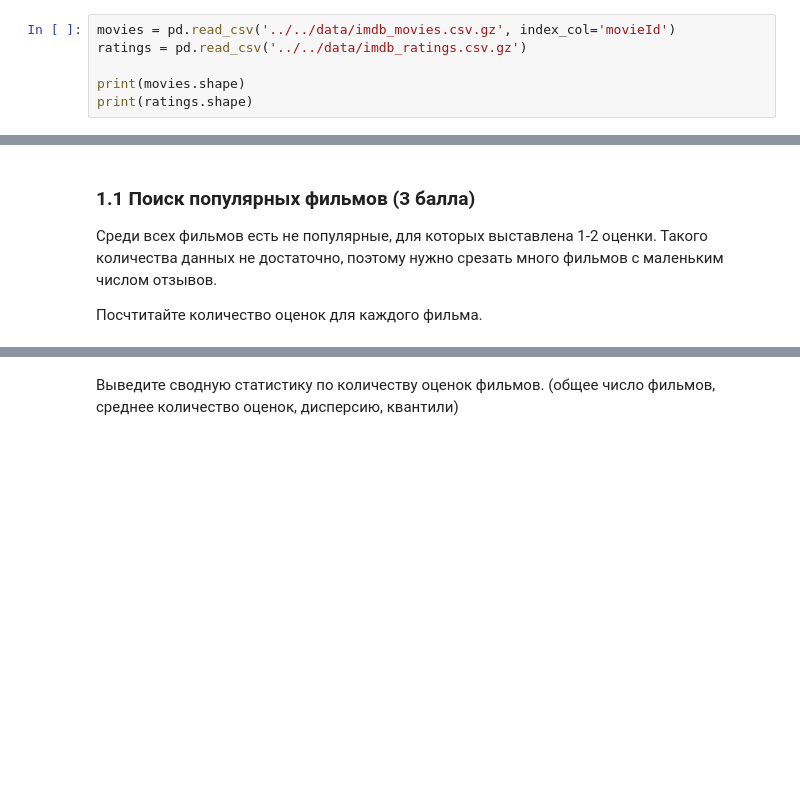
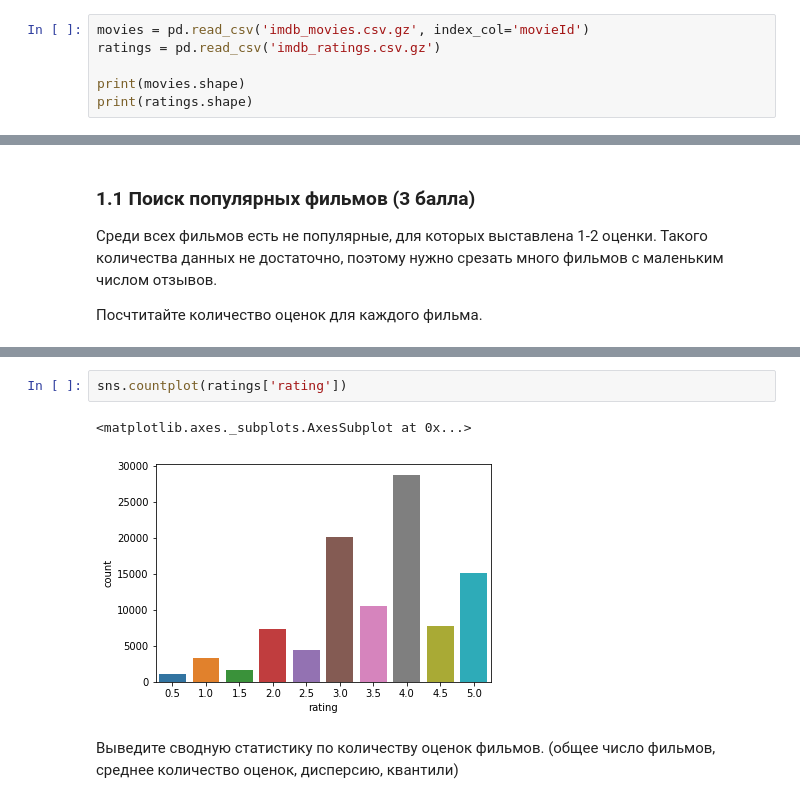
Before and after one commit to Agotsulov/ML-7bits, a Jupyter notebook: week07_workshop_07-01-classification.ipynb, the cells around one changed output, grey strips where cells are left out. Drawn from its saved outputs; the diff is of its cells as text; blank space fills up the shorter version.

```diff
--- a/week07_workshop_07-01-classification.ipynb
+++ b/week07_workshop_07-01-classification.ipynb
@@ -301,8 +310,8 @@ from matplotlib import pyplot as plt
 import seaborn as sns
 %matplotlib inline
 # %%
-movies = pd.read_csv('../../data/imdb_movies.csv.gz', index_col='movieId')
-ratings = pd.read_csv('../../data/imdb_ratings.csv.gz')
+movies = pd.read_csv('imdb_movies.csv.gz', index_col='movieId')
+ratings = pd.read_csv('imdb_ratings.csv.gz')
 
 print(movies.shape)
 print(ratings.shape)
@@ -337,2 +352,7 @@ ratings.head()
+# %%
+sns.countplot(ratings['rating'])
+# %% [output]
+<matplotlib.axes._subplots.AxesSubplot at 0x...>
+[figure, added]
 # %% [markdown]
 Выведите сводную статистику по количеству оценок фильмов. (общее число фильмов, среднее количество оценок, дисперсию, квантили)
```
Also changed, not shown: parts of 9 cells of this notebook, 1 other file.
